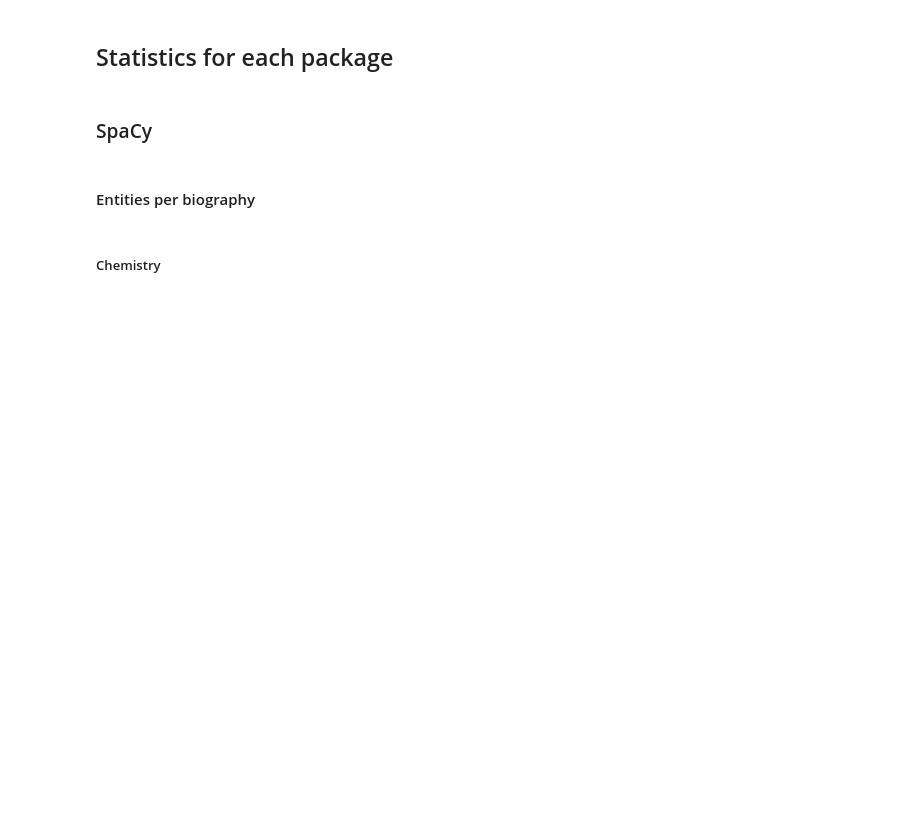
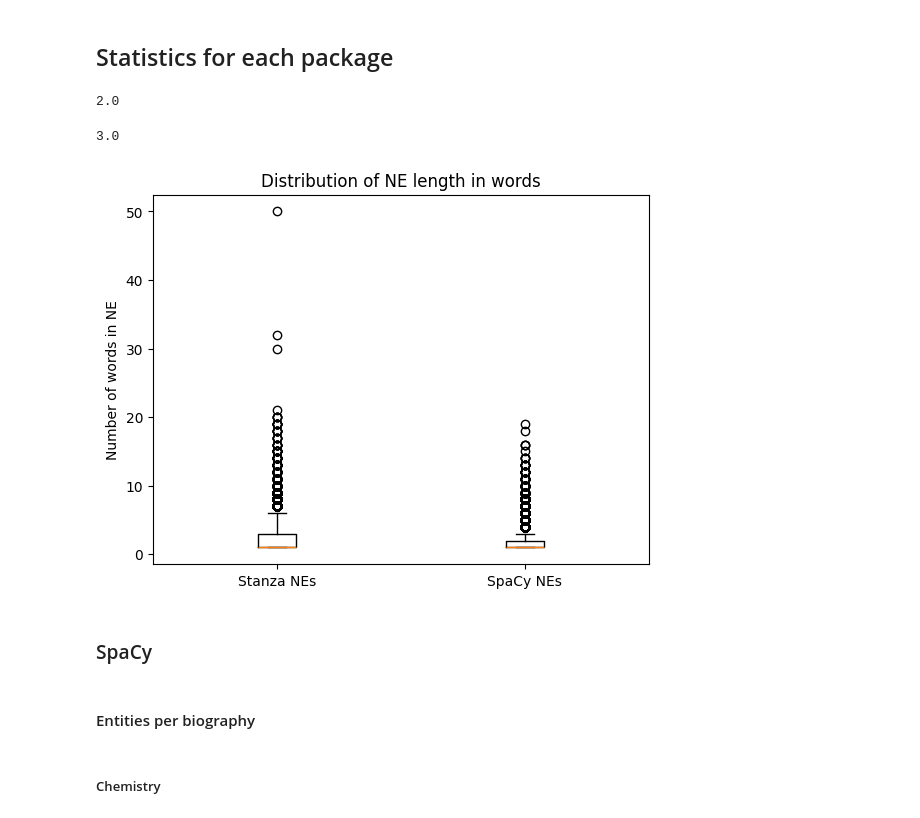
Before and after one commit to alberto-lorente/stir-fried-data, a Jupyter notebook: Part 2 - SpaCy and Stanza performance for NER/2.1 Named Entity Recognition/NER_Stats_comparison.ipynb, the cells around one changed output. Cells and saved outputs as stored; diff of their text form; code cells hidden in the pictures; blank space fills up the shorter version.

```diff
--- a/Part 2 - SpaCy and Stanza performance for NER/2.1 Named Entity Recognition/NER_Stats_comparison.ipynb
+++ b/Part 2 - SpaCy and Stanza performance for NER/2.1 Named Entity Recognition/NER_Stats_comparison.ipynb
@@ -42,3 +42,21 @@ stanza_ne_stats_che = calculate_ne_stats(df_stanza_chemistry)
 # stats for number of words per entity for spaCy
 stanza_word_stats_phy = df_stanza_physics['n_word'].agg(['mean', 'min', 'max'])
 stanza_word_stats_che = df_stanza_chemistry['n_word'].agg(['mean', 'min', 'max'])
+# %%
+n_w_c_s = df_spacy_chemistry["n_word"].to_list()
+n_w_c_p = df_spacy_physics["n_word"].to_list()
+
+list_spacy = n_w_c_p + n_w_c_s
+
+np.quantile(list_spacy, 0.75)
+# %% [output]
+2.0
+# %%
+n_w_c_s = df_stanza_chemistry["n_word"].to_list()
+n_w_c_p = df_stanza_physics["n_word"].to_list()
+
+list_n_stanza = n_w_c_p + n_w_c_s
+
+np.quantile(list_n_stanza, 0.75)
+# %% [output]
+3.0
@@ -45,3 +65,11 @@ stanza_word_stats_che = df_stanza_chemistry['n_word'].agg(['mean', 'min', 'max']
+# %%
+plt.boxplot([list_n_stanza,list_spacy ])
+plt.title("Distribution of NE length in words")
+plt.ylabel("Number of words in NE")
+plt.xticks(ticks=[1, 2], labels=["Stanza NEs", "SpaCy NEs"])
+plt.show()
+# %% [output]
+[figure, added]
 # %% [markdown]
 ### SpaCy
 # %% [markdown]
```
Also changed, not shown: parts of 1 cell of this notebook, 3 other files.
